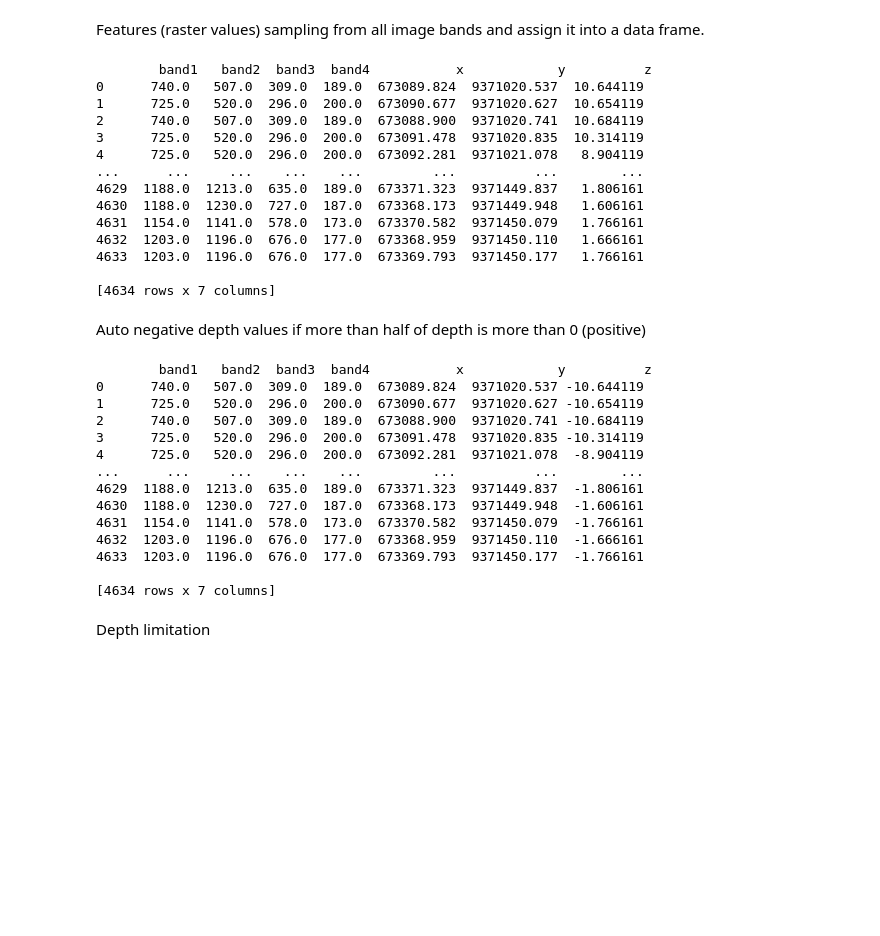
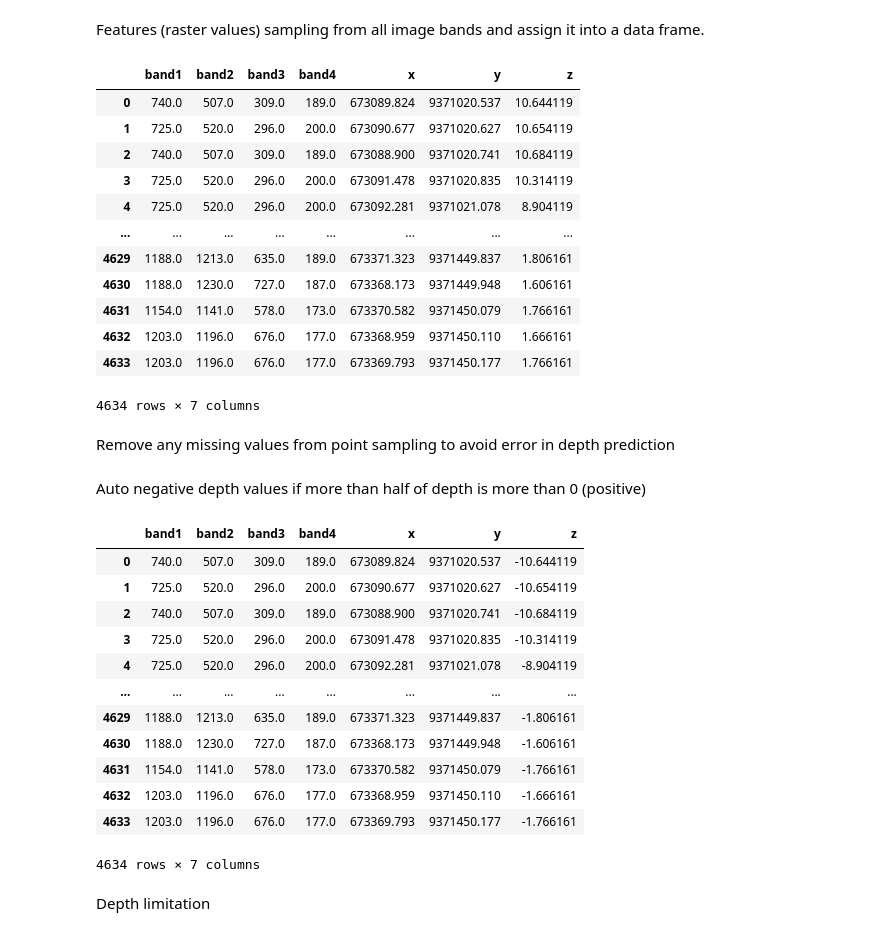
Before and after one commit to rifqiharrys/sdb_gui, a Jupyter notebook: notebooks/sdb.ipynb, the cells around one changed output. Drawn from its saved outputs; the diff is of its cells as text; code cells hidden in the pictures; blank space fills up the shorter version.

```diff
--- a/notebooks/sdb.ipynb
+++ b/notebooks/sdb.ipynb
@@ -134,30 +132,31 @@ Features (raster values) sampling from all image bands and assign it into a data
 # %%
 row, col = np.array(img.index(shp_geo.x, shp_geo.y))
 sample_bands = img.read()[:, row, col].T
 
 for i in img.indexes:
     col_names.append('band' + str(i))
 
 sample_bands_df = pd.DataFrame(sample_bands, columns=col_names)
 
 # Create x and y coordinate columns for research purpose output
 sample_bands_df['x'], sample_bands_df['y'] = shp_geo.x, shp_geo.y
 #############################
 
 sample_bands_df['z'] = shp_reproj[depth_col_name]
-print('\n', sample_bands_df)
+sample_bands_df
 # %% [output]
+|  | band1 | band2 | band3 | band4 | x | y | z |
+| 0 | 740.0 | 507.0 | 309.0 | 189.0 | 673089.824 | 9371020.537 | 10.644119 |
+| 1 | 725.0 | 520.0 | 296.0 | 200.0 | 673090.677 | 9371020.627 | 10.654119 |
+| 2 | 740.0 | 507.0 | 309.0 | 189.0 | 673088.900 | 9371020.741 | 10.684119 |
+| 3 | 725.0 | 520.0 | 296.0 | 200.0 | 673091.478 | 9371020.835 | 10.314119 |
+| 4 | 725.0 | 520.0 | 296.0 | 200.0 | 673092.281 | 9371021.078 | 8.904119 |
+| ... | ... | ... | ... | ... | ... | ... | ... |
+| 4629 | 1188.0 | 1213.0 | 635.0 | 189.0 | 673371.323 | 9371449.837 | 1.806161 |
+| 4630 | 1188.0 | 1230.0 | 727.0 | 187.0 | 673368.173 | 9371449.948 | 1.606161 |
+| 4631 | 1154.0 | 1141.0 | 578.0 | 173.0 | 673370.582 | 9371450.079 | 1.766161 |
+| 4632 | 1203.0 | 1196.0 | 676.0 | 177.0 | 673368.959 | 9371450.110 | 1.666161 |
+| 4633 | 1203.0 | 1196.0 | 676.0 | 177.0 | 673369.793 | 9371450.177 | 1.766161 |
-        band1   band2  band3  band4           x            y          z
-0      740.0   507.0  309.0  189.0  673089.824  9371020.537  10.644119
-1      725.0   520.0  296.0  200.0  673090.677  9371020.627  10.654119
-2      740.0   507.0  309.0  189.0  673088.900  9371020.741  10.684119
-3      725.0   520.0  296.0  200.0  673091.478  9371020.835  10.314119
-4      725.0   520.0  296.0  200.0  673092.281  9371021.078   8.904119
-...      ...     ...    ...    ...         ...          ...        ...
-4629  1188.0  1213.0  635.0  189.0  673371.323  9371449.837   1.806161
-4630  1188.0  1230.0  727.0  187.0  673368.173  9371449.948   1.606161
-4631  1154.0  1141.0  578.0  173.0  673370.582  9371450.079   1.766161
-4632  1203.0  1196.0  676.0  177.0  673368.959  9371450.110   1.666161
-4633  1203.0  1196.0  676.0  177.0  673369.793  9371450.177   1.766161
-
-[4634 rows x 7 columns]
+4634 rows × 7 columns
+# %% [markdown]
+Remove any missing values from point sampling to avoid error in depth prediction
@@ -167,22 +168,21 @@ Auto negative depth values if more than half of depth is more than 0 (positive)
 if np.median(sample_bands_df['z'] > 0):
     sample_bands_df['z'] = sample_bands_df['z'] * -1
 
-print('\n', sample_bands_df)
+sample_bands_df
 # %% [output]
+|  | band1 | band2 | band3 | band4 | x | y | z |
+| 0 | 740.0 | 507.0 | 309.0 | 189.0 | 673089.824 | 9371020.537 | -10.644119 |
+| 1 | 725.0 | 520.0 | 296.0 | 200.0 | 673090.677 | 9371020.627 | -10.654119 |
+| 2 | 740.0 | 507.0 | 309.0 | 189.0 | 673088.900 | 9371020.741 | -10.684119 |
+| 3 | 725.0 | 520.0 | 296.0 | 200.0 | 673091.478 | 9371020.835 | -10.314119 |
+| 4 | 725.0 | 520.0 | 296.0 | 200.0 | 673092.281 | 9371021.078 | -8.904119 |
+| ... | ... | ... | ... | ... | ... | ... | ... |
+| 4629 | 1188.0 | 1213.0 | 635.0 | 189.0 | 673371.323 | 9371449.837 | -1.806161 |
+| 4630 | 1188.0 | 1230.0 | 727.0 | 187.0 | 673368.173 | 9371449.948 | -1.606161 |
+| 4631 | 1154.0 | 1141.0 | 578.0 | 173.0 | 673370.582 | 9371450.079 | -1.766161 |
+| 4632 | 1203.0 | 1196.0 | 676.0 | 177.0 | 673368.959 | 9371450.110 | -1.666161 |
+| 4633 | 1203.0 | 1196.0 | 676.0 | 177.0 | 673369.793 | 9371450.177 | -1.766161 |
-        band1   band2  band3  band4           x            y          z
-0      740.0   507.0  309.0  189.0  673089.824  9371020.537 -10.644119
-1      725.0   520.0  296.0  200.0  673090.677  9371020.627 -10.654119
-2      740.0   507.0  309.0  189.0  673088.900  9371020.741 -10.684119
-3      725.0   520.0  296.0  200.0  673091.478  9371020.835 -10.314119
-4      725.0   520.0  296.0  200.0  673092.281  9371021.078  -8.904119
-...      ...     ...    ...    ...         ...          ...        ...
-4629  1188.0  1213.0  635.0  189.0  673371.323  9371449.837  -1.806161
-4630  1188.0  1230.0  727.0  187.0  673368.173  9371449.948  -1.606161
-4631  1154.0  1141.0  578.0  173.0  673370.582  9371450.079  -1.766161
-4632  1203.0  1196.0  676.0  177.0  673368.959  9371450.110  -1.666161
-4633  1203.0  1196.0  676.0  177.0  673369.793  9371450.177  -1.766161
-
-[4634 rows x 7 columns]
+4634 rows × 7 columns
 # %% [markdown]
 Depth limitation
 # %%
```
Also changed, not shown: parts of 10 cells of this notebook, 4 other files.
